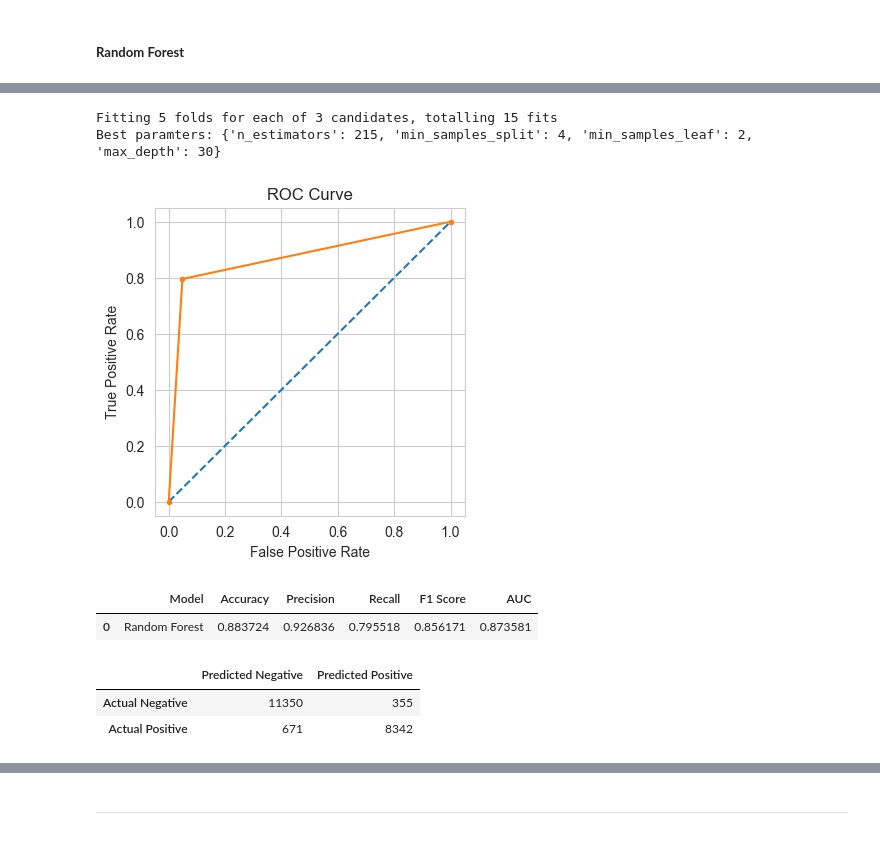
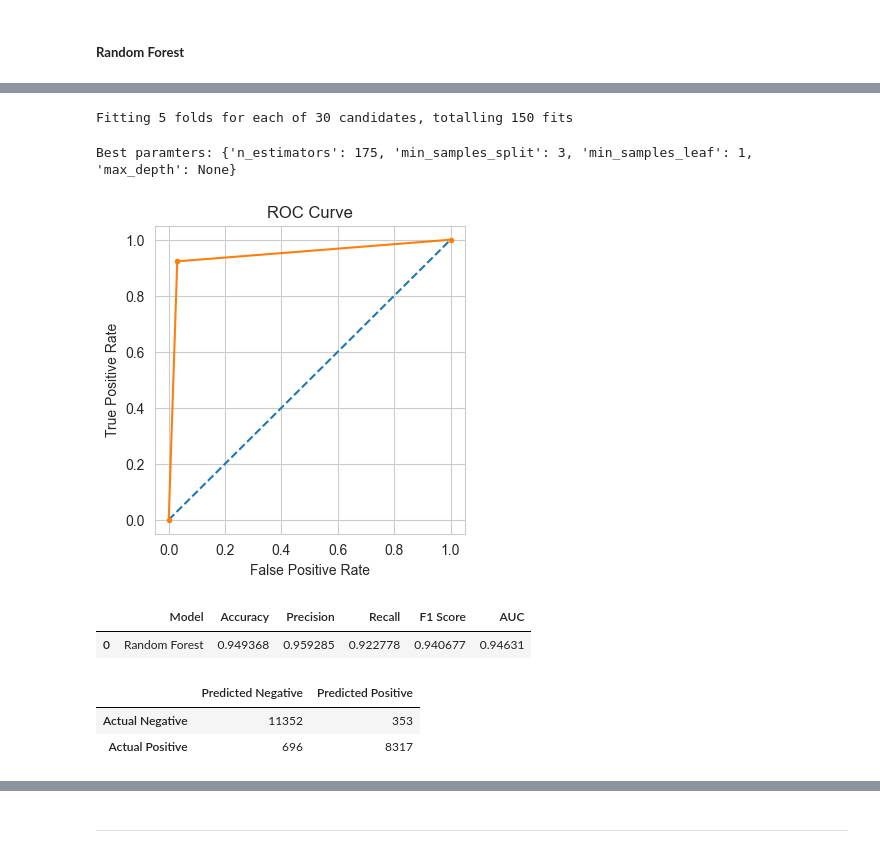
Before and after one commit to Chargent/Trains-Customers-Satisfaction-Machine-Learning-Project, a Jupyter notebook: main.ipynb, the cells around one changed output, grey strips where cells are left out. Saved outputs shown, nothing was run; the diff lists cells and outputs as text; code cells hidden in the pictures.

```diff
--- a/main.ipynb
+++ b/main.ipynb
@@ -944,10 +983,10 @@ cm
 # %%
 # Create a parameter grid
-n_estimators = list(range(100,250))
+n_estimators = [int(x) for x in np.linspace(start = 100, stop = 250, num = 7)]
 max_depth = list(range(1, 5))
 max_depth.append(None)
-min_samples_split = list(range(2, 5))
-min_samples_leaf = list(range(1, 5))
+min_samples_split =list(range(2, 4))
+min_samples_leaf = list(range(1, 4))
 
 # Create the random grid
 random_grid_RF = {
@@ -961,7 +1000,7 @@ RF_randcv = RandomizedSearchCV(
     Random_Forest,
     scoring='accuracy',
     param_distributions=random_grid_RF,
-    n_iter=10,
+    n_iter=30,
     cv=5,
     verbose=1,
     random_state=69,
@@ -976,51 +1015,51 @@ rand_bestparams_RF = RF_randcv.best_params_
 print(f"Best paramters: {rand_bestparams_RF}")
 
 # Initializing the model with the best parameters
-RF_parameter = RandomForestClassifier(**rand_bestparams_RF)
+RF_parameter = RandomForestClassifier(**rand_bestparams_RF,n_jobs=-1)
 
 # Training the model
 RF_parameter.fit(training, training_check)
 
 #print all the scores
 prediction_RF = RF_parameter.predict(validation_test)
 
 # Calculating the performance metrics
 accuracy_RF = accuracy_score(validation_test_check, prediction_RF)
 precision_RF = precision_score(validation_test_check, prediction_RF)
 recall_RF = recall_score(validation_test_check, prediction_RF)
 f1_RF = f1_score(validation_test_check, prediction_RF)
 
 # Calculting the ROC Score
 fpr, tpr, thresholds = roc_curve(validation_test_check, prediction_RF)
 auc_RF = auc(fpr, tpr)
 
 # Plotting the ROC Curve
 plt.plot([0, 1], [0, 1], linestyle='--')
 plt.plot(fpr, tpr, marker='.')
 plt.rcParams['figure.figsize'] = [4, 4]
 plt.title('ROC Curve')
 plt.xlabel('False Positive Rate')
 plt.ylabel('True Positive Rate')
 plt.show()
 
 # Printing the results in a dataframe
 results_rf = pd.DataFrame(data=[['Random Forest', accuracy_RF, precision_RF, recall_RF, f1_RF, auc_RF]],
                         columns=['Model', 'Accuracy', 'Precision', 'Recall', 'F1 Score', 'AUC'])
 results_rf
 # %% [output]
-Fitting 5 folds for each of 3 candidates, totalling 15 fits
-Best paramters: {'n_estimators': 215, 'min_samples_split': 4, 'min_samples_leaf': 2, 'max_depth': 30}
+Fitting 5 folds for each of 30 candidates, totalling 150 fits
+Best paramters: {'n_estimators': 175, 'min_samples_split': 3, 'min_samples_leaf': 1, 'max_depth': None}
-[figure, old version]
+[figure, new version]
 |  | Model | Accuracy | Precision | Recall | F1 Score | AUC |
-| 0 | Random Forest | 0.883724 | 0.926836 | 0.795518 | 0.856171 | 0.873581 |
+| 0 | Random Forest | 0.949368 | 0.959285 | 0.922778 | 0.940677 | 0.94631 |
 # %%
 cm = confusion_matrix(validation_test_check, prediction_RF)
 cm = pd.DataFrame(cm, index=['Actual Negative', 'Actual Positive'], columns=['Predicted Negative', 'Predicted Positive'])
 cm
 # %% [output]
 |  | Predicted Negative | Predicted Positive |
-| Actual Negative | 11350 | 355 |
-| Actual Positive | 671 | 8342 |
+| Actual Negative | 11352 | 353 |
+| Actual Positive | 696 | 8317 |
 # %%
 # Create a parameter grid based on the results of random search
 grid_RF = {
```
Also changed, not shown: parts of 42 cells of this notebook.
